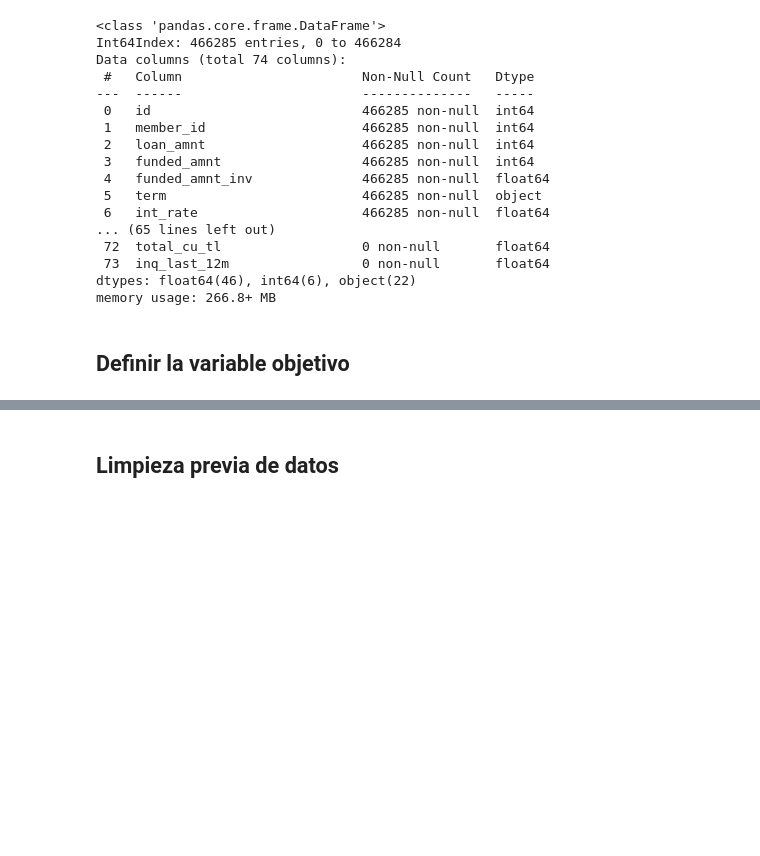
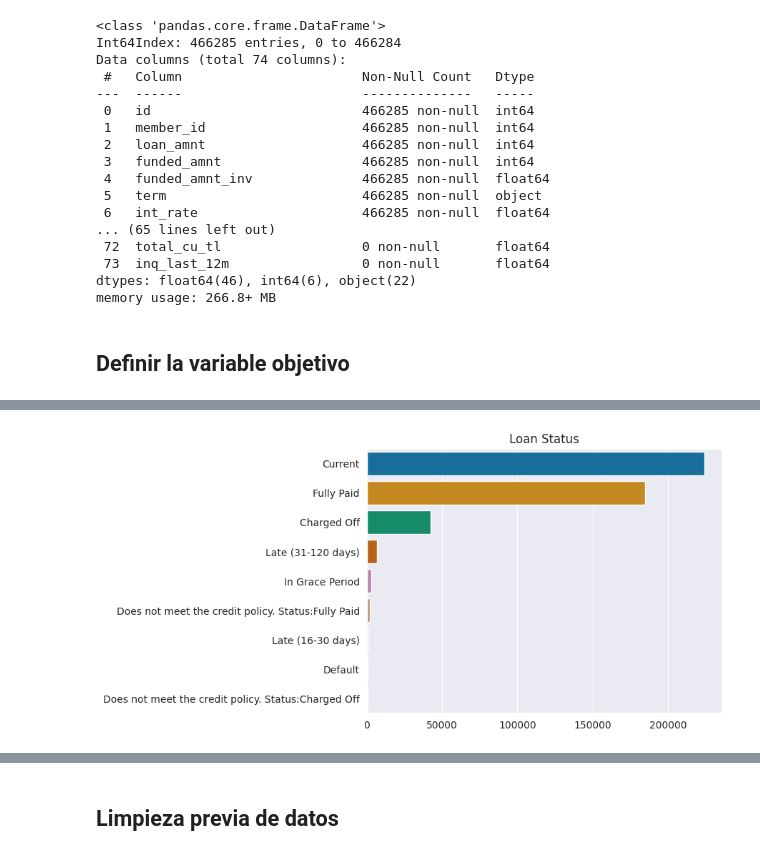
Before and after one commit to alesm99/credit_scoring, a Jupyter notebook: Lectura y exploración de datos.ipynb, the cells around one changed output, grey strips where cells are left out. Cells and saved outputs as stored; diff of their text form; code cells hidden in the pictures; blank space fills up the shorter version.

```diff
--- a/Lectura y exploración de datos.ipynb
+++ b/Lectura y exploración de datos.ipynb
@@ -71 +65,6 @@ df['loan_status'].value_counts().sort_values(ascending=False).iplot(kind='bar',t
+# %%
+sns.barplot(y=df['loan_status'].value_counts().index,x=df['loan_status'].value_counts().values).set_title('Loan Status')
+plt.show()
+# %% [output]
+[figure, added]
 # %%
```
Also changed, not shown: parts of 12 cells of this notebook.
